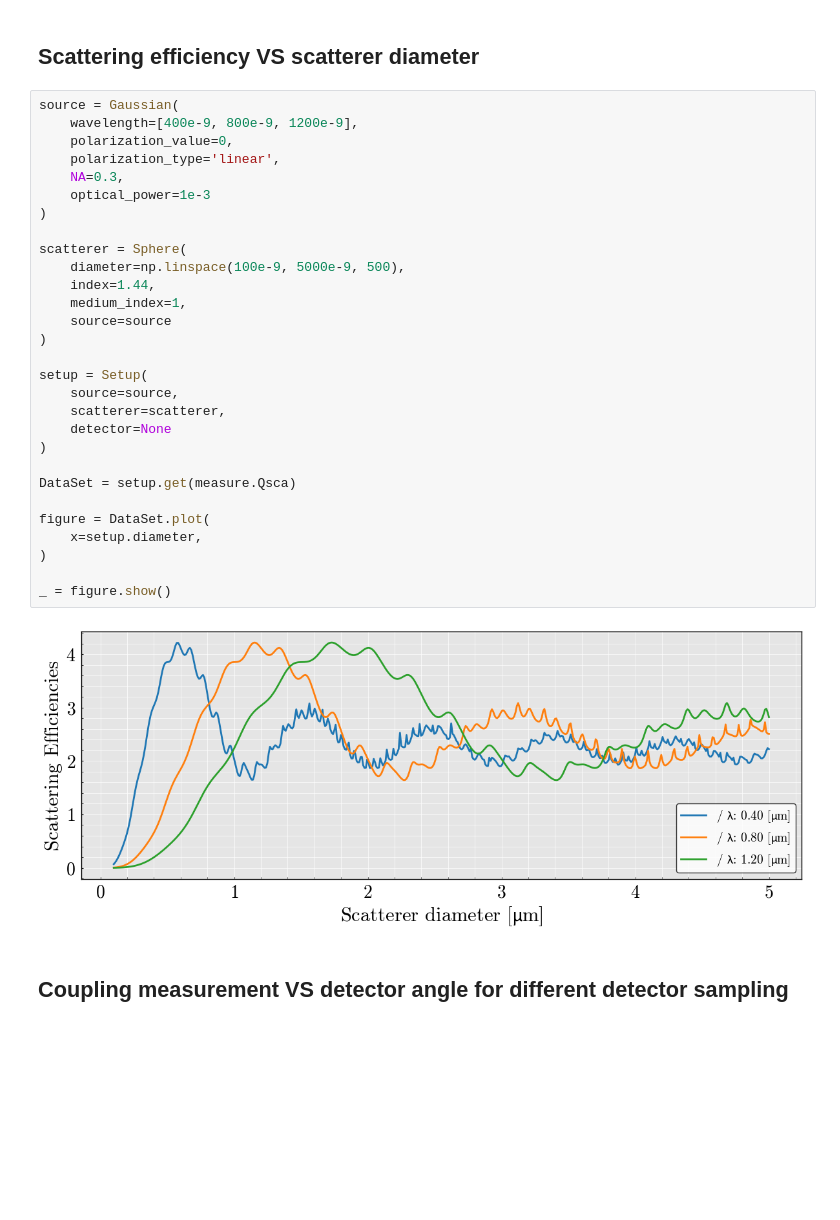
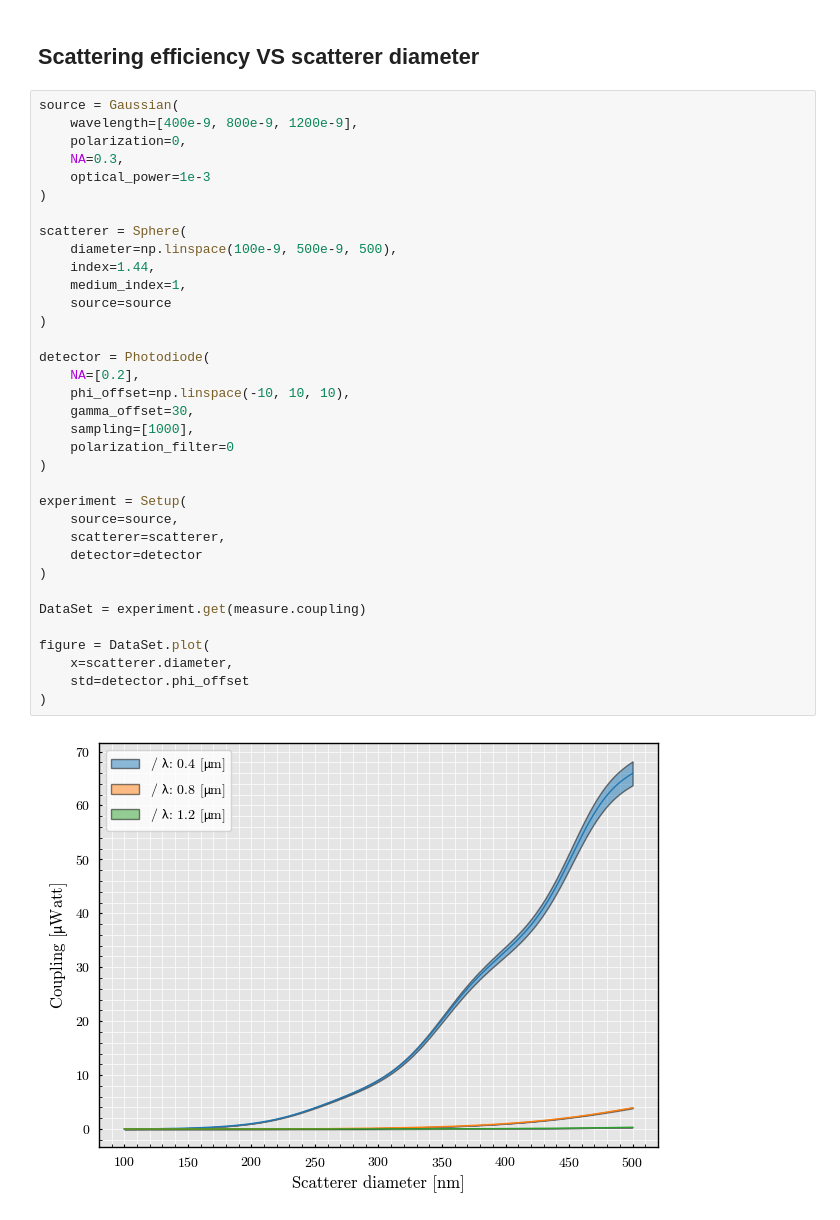
Before and after one commit to MartinPdeS/BioMonteCarlo, a Jupyter notebook: PyMieSim.ipynb, the cells around one changed output. Cells and saved outputs as stored; diff of their text form; blank space fills up the shorter version.

```diff
--- a/PyMieSim.ipynb
+++ b/PyMieSim.ipynb
@@ -43,34 +21,37 @@ Scattering efficiency VS scatterer diameter
 # %%
 source = Gaussian(
     wavelength=[400e-9, 800e-9, 1200e-9],
-    polarization_value=0,
-    polarization_type='linear',
+    polarization=0,
     NA=0.3,
     optical_power=1e-3
 )
 
 scatterer = Sphere(
-    diameter=np.linspace(100e-9, 5000e-9, 500),
+    diameter=np.linspace(100e-9, 500e-9, 500),
     index=1.44,
     medium_index=1,
     source=source
 )
 
-setup = Setup(
+detector = Photodiode(
+    NA=[0.2],
+    phi_offset=np.linspace(-10, 10, 10),
+    gamma_offset=30,
+    sampling=[1000],
+    polarization_filter=0
+)
+
+experiment = Setup(
     source=source,
     scatterer=scatterer,
-    detector=None
+    detector=detector
 )
 
-DataSet = setup.get(measure.Qsca)
+DataSet = experiment.get(measure.coupling)
 
 figure = DataSet.plot(
-    x=setup.diameter,
+    x=scatterer.diameter,
+    std=detector.phi_offset
 )
-
-_ = figure.show()
 # %% [output]
-[figure, old version]
+[figure, new version]
-# %% [markdown]
-Coupling measurement VS detector angle for different detector sampling
-----------------------------------------------------------------------
```
Also changed, not shown: parts of 4 cells of this notebook.
